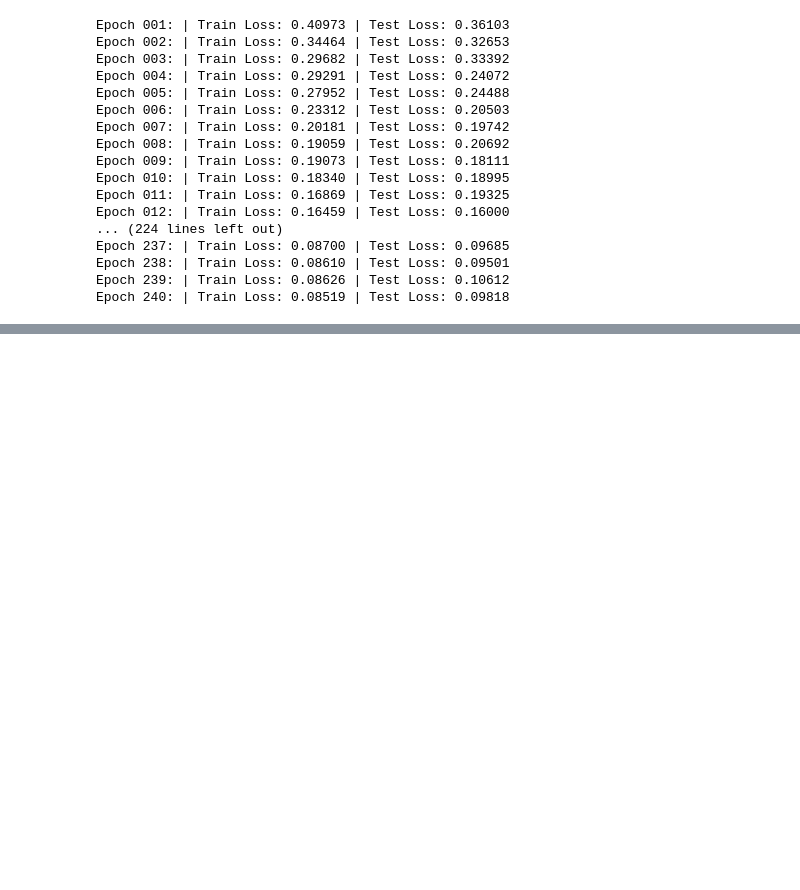
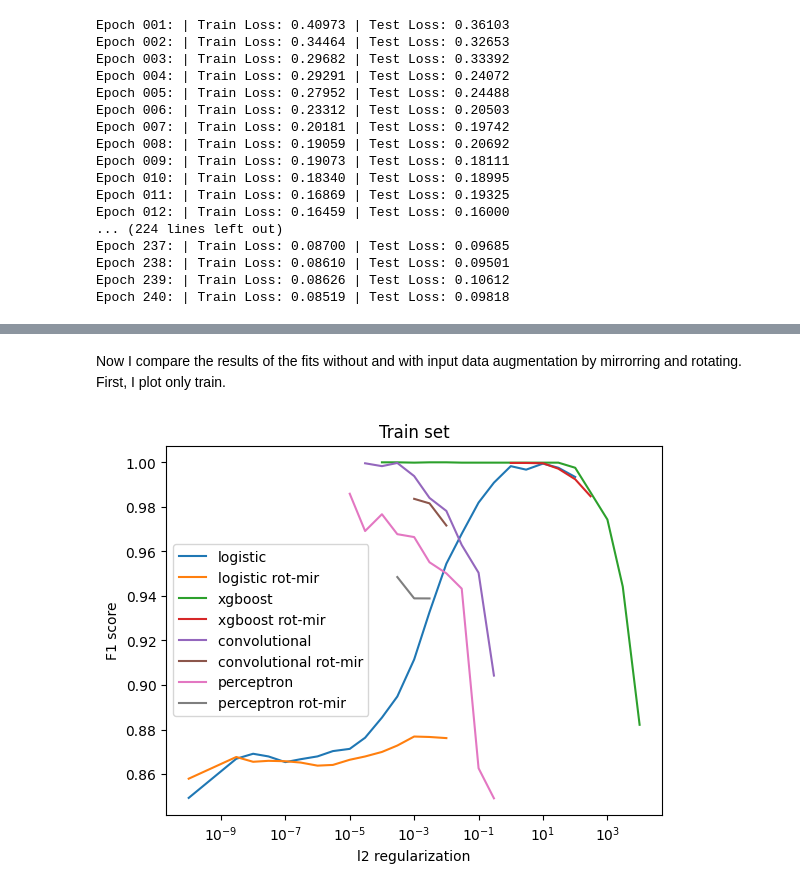
Before and after one commit to tkfritz/astro_images, a Jupyter notebook: galaxy_type_fit2.ipynb, the cells around one changed output, grey strips where cells are left out. Cells and saved outputs as stored; diff of their text form; code cells hidden in the pictures; blank space fills up the shorter version.

Commit message:
Plotting more networks results with rotation/mirroring

```diff
--- a/galaxy_type_fit2.ipynb
+++ b/galaxy_type_fit2.ipynb
@@ -2368,0 +2275,6 @@ The fact that logistic does not improve likely means that the feature distingusi
+# %%
+keep_prob=1
+PATH='/home/tobias/ml-testing/astr-images/conv2d_2layers_reg0.003_300epochs.pkl'
+model_conv2 =CNNBinary4()
+model_conv2.load_state_dict(torch.load(PATH))
+model_conv2.eval()
@@ -2368,0 +2323,5 @@ The fact that logistic does not improve likely means that the feature distingusi
+# %%
+model_listc=["/home/tobias/ml-testing/astr-images/conv2d_2layers_reg0.001_rotmir_240epochs.pkl","/home/tobias/ml-testing/astr-images/conv2d_2layers_reg0.003_rotmir_240epochs.pkl","/home/tobias/ml-testing/astr-images/conv2d_2layers_reg0.01_rotmir_240epochs.pkl"]
+regsc=[0.001,0.003,0.01]
+#nneds to have defined CNNBinary4 before that there is no keep_prob problem
+stats_conv2=predict_torch2(model_listc,CNNBinary4,test_im_loader,train_im_loader_pred,target_train,target_test,regsc)
@@ -2368,0 +2341,5 @@ The fact that logistic does not improve likely means that the feature distingusi
+# %%
+model_listp=["/home/tobias/ml-testing/astr-images/mlp_4layers_reg0.0003_rotmir_400epochs.pkl","/home/tobias/ml-testing/astr-images/mlp_4layers_reg0.001_rotmir_400epochs.pkl","/home/tobias/ml-testing/astr-images/mlp_4layers_reg0.003_rotmir_400epochs.pkl"]
+regsp=[0.0003,0.001,0.003]
+#nneds to have defined CNNBinary4 before that there is no keep_prob problem
+stats_mlp2=predict_torch2(model_listp,BinaryClassification4,test_loader,train_loader_pred,target_train,target_test,regsp,num_features=1849)
@@ -2368,0 +2359,22 @@ The fact that logistic does not improve likely means that the feature distingusi
+# %% [markdown]
+Now I compare the results of the fits without and with input data augmentation by mirrorring and rotating.
+First, I plot only train.
+# %%
+stats_log=np.loadtxt("log_43sets_gal-type_v1.txt")
+stats_log2=np.loadtxt("log_43sets_gal-type_mirr_rot_v1.txt")
+stats_xgb=np.loadtxt("xgb_43sets_gal-type_v1.txt")
+plt.plot(stats_log[0],stats_log[1],label='logistic')
+plt.plot(stats_log2[0],stats_log2[1],label='logistic rot-mir')
+plt.plot(stats_xgb[0],stats_xgb[1],label='xgboost')
+plt.plot(stats_xgb2[0],stats_xgb2[1],label='xgboost rot-mir')
+plt.plot(stats_conv[0],stats_conv[1],label='convolutional ')
+plt.plot(stats_conv2[0],stats_conv2[1],label='convolutional rot-mir')
+plt.plot(stats_mlp[0],stats_mlp[1],label='perceptron')
+plt.plot(stats_mlp2[0],stats_mlp2[1],label='perceptron rot-mir')
+plt.legend(loc="best")
+plt.title('Train set')
+plt.xlabel('l2 regularization')
+plt.ylabel('F1 score')
+plt.xscale("log")
+# %% [output]
+[figure, added]
```
Also changed, not shown: parts of 24 cells of this notebook.
